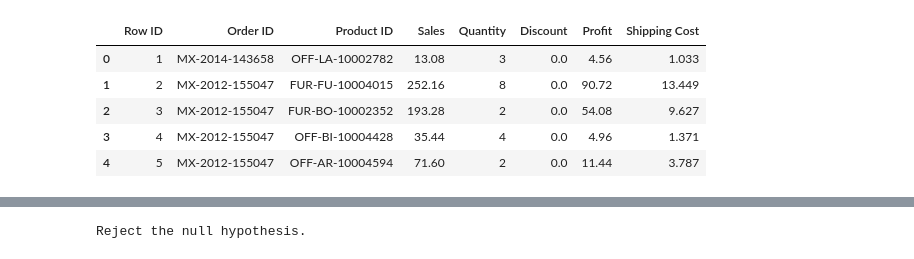
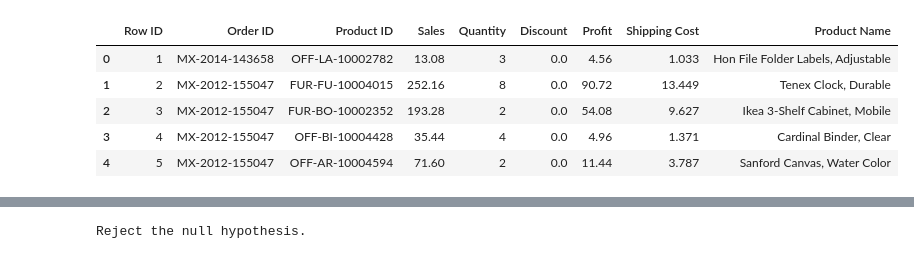
Before and after one commit to fahmani-ms/Superstore_Dashboard, a Jupyter notebook: Statistics/Statistical_v2.ipynb, the cells around one changed output, grey strips where cells are left out. Cells and saved outputs as stored; diff of their text form; code cells hidden in the pictures.

```diff
--- a/Statistics/Statistical_v2.ipynb
+++ b/Statistics/Statistical_v2.ipynb
@@ -18,16 +18,16 @@ cnx = mysql.connector.connect(
     database=db_name
 )
 # %%
-query = "SELECT * FROM order_detail;"
+query = "SELECT order_detail.*, p.`Product Name` FROM order_detail LEFT JOIN product p on order_detail.`Product ID` = p.`Product ID`;"
 df = pd.read_sql(query, con=cnx)
 df.head()
 # %% [output]
-|  | Row ID | Order ID | Product ID | Sales | Quantity | Discount | Profit | Shipping Cost |
-| 0 | 1 | MX-2014-143658 | OFF-LA-10002782 | 13.08 | 3 | 0.0 | 4.56 | 1.033 |
-| 1 | 2 | MX-2012-155047 | FUR-FU-10004015 | 252.16 | 8 | 0.0 | 90.72 | 13.449 |
-| 2 | 3 | MX-2012-155047 | FUR-BO-10002352 | 193.28 | 2 | 0.0 | 54.08 | 9.627 |
-| 3 | 4 | MX-2012-155047 | OFF-BI-10004428 | 35.44 | 4 | 0.0 | 4.96 | 1.371 |
-| 4 | 5 | MX-2012-155047 | OFF-AR-10004594 | 71.60 | 2 | 0.0 | 11.44 | 3.787 |
+|  | Row ID | Order ID | Product ID | Sales | Quantity | Discount | Profit | Shipping Cost | Product Name |
+| 0 | 1 | MX-2014-143658 | OFF-LA-10002782 | 13.08 | 3 | 0.0 | 4.56 | 1.033 | Hon File Folder Labels, Adjustable |
+| 1 | 2 | MX-2012-155047 | FUR-FU-10004015 | 252.16 | 8 | 0.0 | 90.72 | 13.449 | Tenex Clock, Durable |
+| 2 | 3 | MX-2012-155047 | FUR-BO-10002352 | 193.28 | 2 | 0.0 | 54.08 | 9.627 | Ikea 3-Shelf Cabinet, Mobile |
+| 3 | 4 | MX-2012-155047 | OFF-BI-10004428 | 35.44 | 4 | 0.0 | 4.96 | 1.371 | Cardinal Binder, Clear |
+| 4 | 5 | MX-2012-155047 | OFF-AR-10004594 | 71.60 | 2 | 0.0 | 11.44 | 3.787 | Sanford Canvas, Water Color |
 # %%
 w_dis = df[df['Discount'] != 0]
 wo_dis = df[df['Discount'] == 0]
```
Also changed, not shown: parts of 3 cells of this notebook, 2 other files.
